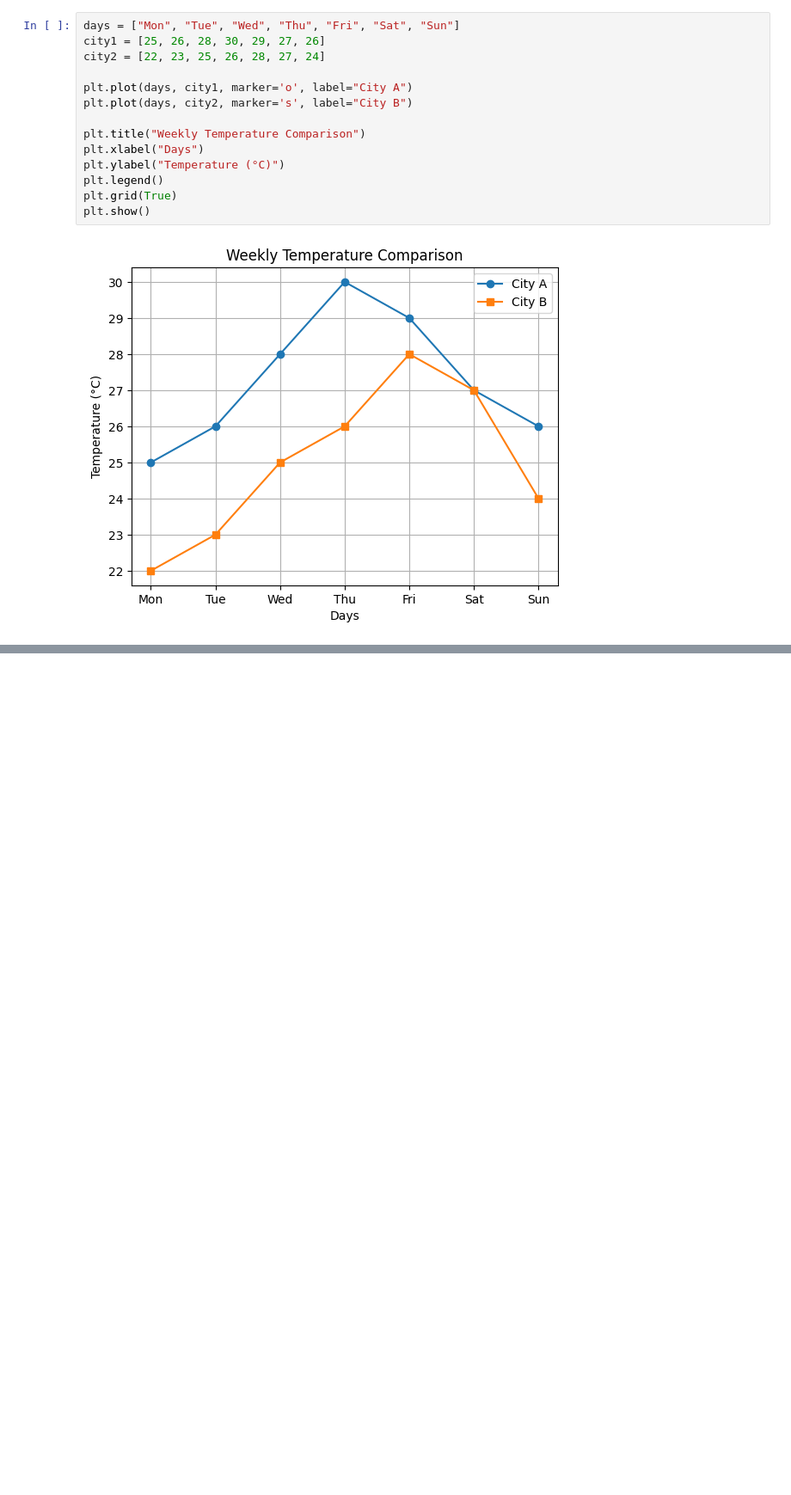
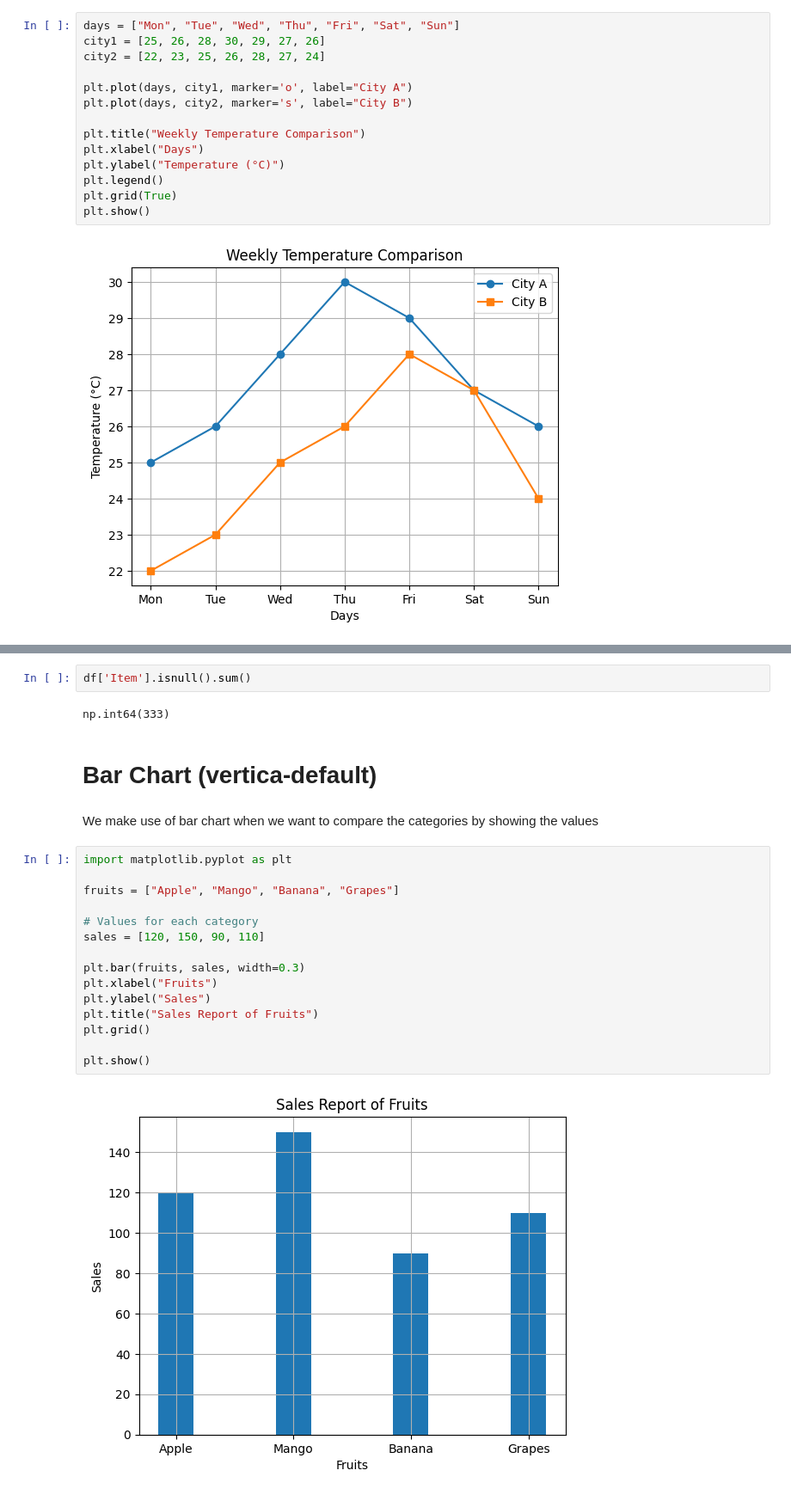
Before and after one commit to ShaazCode/Python-Libraries---EDA, a Jupyter notebook: Matplotlib.ipynb, the cells around one changed output, grey strips where cells are left out. Shown at 86% size. Saved outputs shown, nothing was run; the diff lists cells and outputs as text; blank space fills up the shorter version.

Commit message:
Matplotlib - bar chart we use this to comapre the categories

```diff
--- a/Matplotlib.ipynb
+++ b/Matplotlib.ipynb
@@ -139,0 +152,25 @@ plt.show()
+# %%
+df['Item'].isnull().sum()
+# %% [output]
+np.int64(333)
+# %% [markdown]
+# **Bar Chart (vertica-default)**
+# %% [markdown]
+We make use of bar chart when we want to compare the categories by showing the values
+# %%
+import matplotlib.pyplot as plt
+
+fruits = ["Apple", "Mango", "Banana", "Grapes"]
+
+# Values for each category
+sales = [120, 150, 90, 110]
+
+plt.bar(fruits, sales, width=0.3)
+plt.xlabel("Fruits")
+plt.ylabel("Sales")
+plt.title("Sales Report of Fruits")
+plt.grid()
+
+plt.show()
+# %% [output]
+[figure, added]
```
Also changed, not shown: parts of 7 cells of this notebook.
